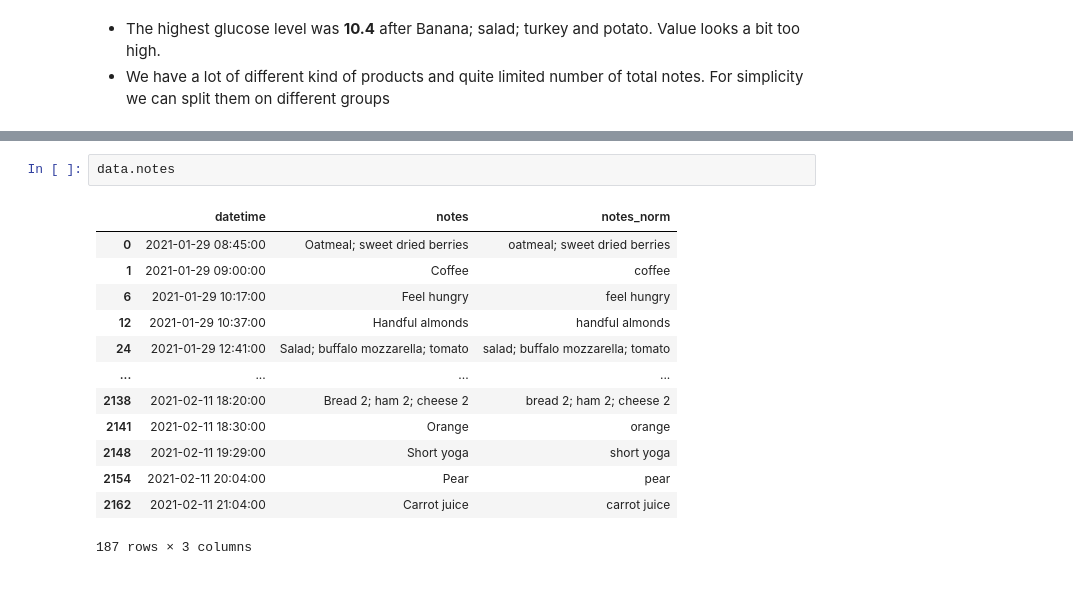
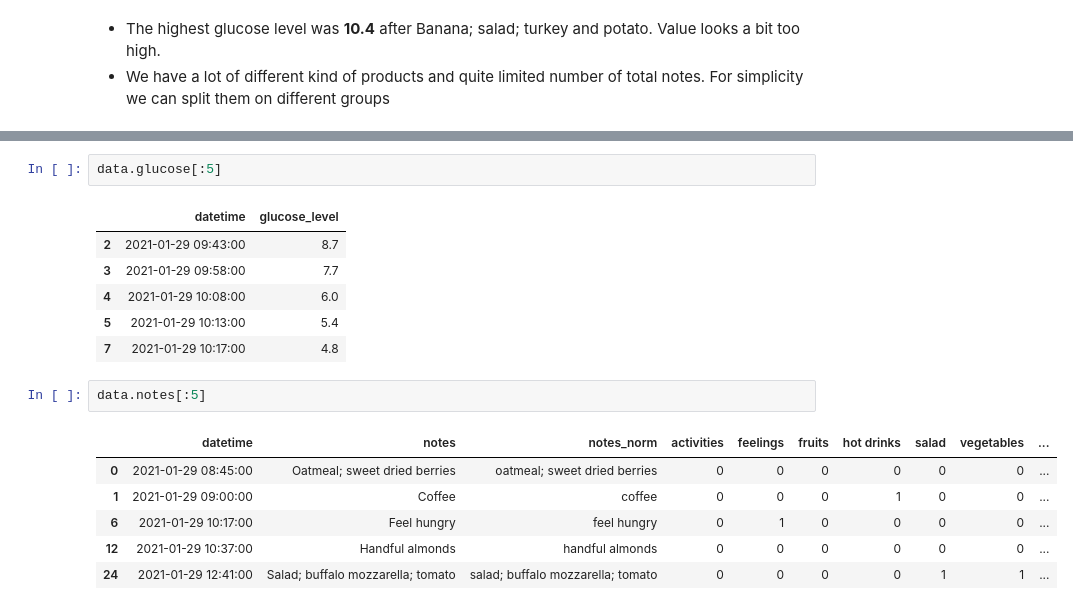
Before and after one commit to artamarkin/sugar-level, a Jupyter notebook: [1]-EDA.ipynb, the cells around one changed output, grey strips where cells are left out. Saved outputs shown, nothing was run; the diff lists cells and outputs as text.

```diff
--- a/[1]-EDA.ipynb
+++ b/[1]-EDA.ipynb
@@ -150,16 +138,18 @@ Name: products, dtype: int64
+# %%
+data.glucose[:5]
+# %% [output]
+|  | datetime | glucose_level |
+| 2 | 2021-01-29 09:43:00 | 8.7 |
+| 3 | 2021-01-29 09:58:00 | 7.7 |
+| 4 | 2021-01-29 10:08:00 | 6.0 |
+| 5 | 2021-01-29 10:13:00 | 5.4 |
+| 7 | 2021-01-29 10:17:00 | 4.8 |
 # %%
-data.notes
+data.notes[:5]
 # %% [output]
-|  | datetime | notes | notes_norm |
-| 0 | 2021-01-29 08:45:00 | Oatmeal; sweet dried berries | oatmeal; sweet dried berries |
-| 1 | 2021-01-29 09:00:00 | Coffee | coffee |
-| 6 | 2021-01-29 10:17:00 | Feel hungry | feel hungry |
-| 12 | 2021-01-29 10:37:00 | Handful almonds | handful almonds |
-| 24 | 2021-01-29 12:41:00 | Salad; buffalo mozzarella; tomato | salad; buffalo mozzarella; tomato |
-| ... | ... | ... | ... |
-| 2138 | 2021-02-11 18:20:00 | Bread 2; ham 2; cheese 2 | bread 2; ham 2; cheese 2 |
-| 2141 | 2021-02-11 18:30:00 | Orange | orange |
-| 2148 | 2021-02-11 19:29:00 | Short yoga | short yoga |
-| 2154 | 2021-02-11 20:04:00 | Pear | pear |
-| 2162 | 2021-02-11 21:04:00 | Carrot juice | carrot juice |
+|  | datetime | notes | notes_norm | activities | feelings | fruits | hot drinks | salad | vegetables | ... |
+| 0 | 2021-01-29 08:45:00 | Oatmeal; sweet dried berries | oatmeal; sweet dried berries | 0 | 0 | 0 | 0 | 0 | 0 | ... |
+| 1 | 2021-01-29 09:00:00 | Coffee | coffee | 0 | 0 | 0 | 1 | 0 | 0 | ... |
+| 6 | 2021-01-29 10:17:00 | Feel hungry | feel hungry | 0 | 1 | 0 | 0 | 0 | 0 | ... |
+| 12 | 2021-01-29 10:37:00 | Handful almonds | handful almonds | 0 | 0 | 0 | 0 | 0 | 0 | ... |
+| 24 | 2021-01-29 12:41:00 | Salad; buffalo mozzarella; tomato | salad; buffalo mozzarella; tomato | 0 | 0 | 0 | 0 | 1 | 1 | ... |
-187 rows × 3 columns
```
Also changed, not shown: parts of 11 cells of this notebook, 4 other files.
